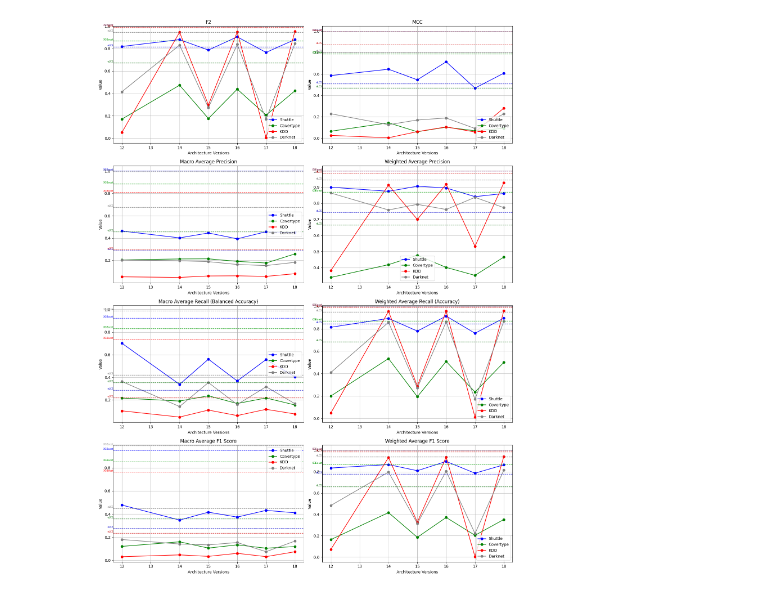
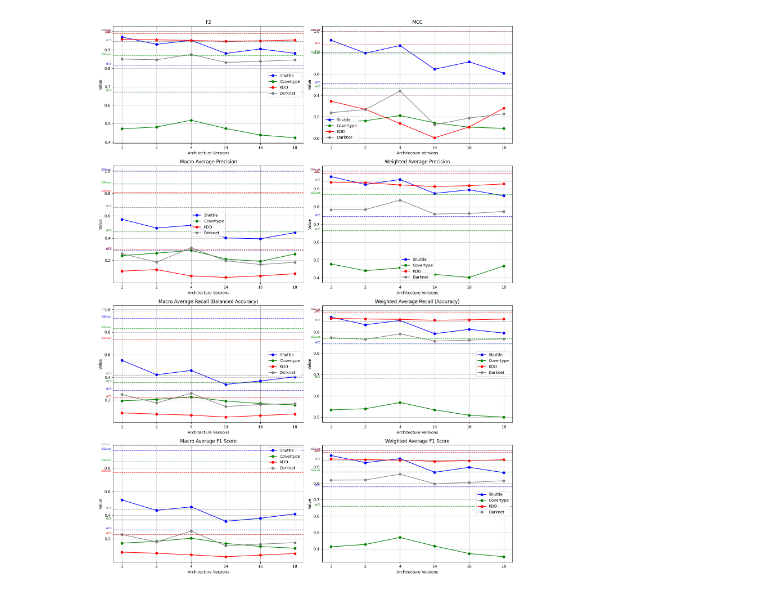
Before and after one commit to sharpenedkey/ma-neural-nets, a Jupyter notebook: _plots.ipynb, the cells around one changed output. Saved outputs shown, nothing was run; the diff lists cells and outputs as text; code cells hidden in the pictures.

```diff
--- a/_plots.ipynb
+++ b/_plots.ipynb
@@ -140,9 +140,8 @@ def adjust_brightness(color, factor):
     rgb = mcolors.to_rgb(color)
     return tuple(min(max(c * factor, 0), 1) for c in rgb)
 # %%
-selected_iterations = iterations
-
-#selected_iterations = [12, 14, 15, 16, 17, 18]
+#selected_iterations = iterations
+selected_iterations = [1, 2, 4, 14, 16, 18]
 # %%
 # List of metrics to plot
 metric_names = [
@@ -152,6 +151,8 @@ metric_names = [
     "Macro Average Recall (Balanced Accuracy)", "Weighted Average Recall (Accuracy)",
     "Macro Average F1 Score", "Weighted Average F1 Score"
 ]
+
+plot_iters = [str(i) for i in np.intersect1d(iterations, selected_iterations)]
 
 # Set up the figure and subplots
 fig, axes = plt.subplots(4, 2, figsize=(15, 20))
@@ -163,9 +164,8 @@ for i, metric in enumerate(metric_names):
         ax = axes[i]
         for dataset in datasets:
             # Plot the dataset's line
-            iters_on_plot = np.intersect1d(iterations, selected_iterations)
             metric_on_plot = [metrics[metric][dataset][i-1] for i in selected_iterations]
-            ax.plot(iters_on_plot, metric_on_plot, label=dataset, marker='o', color=dataset_colors[dataset])
+            ax.plot(plot_iters, metric_on_plot, label=dataset, marker='o', color=dataset_colors[dataset])
 
     # Add horizontal dashed lines for XGBoost and eLCS
     if metric in comparison_values:
@@ -173,36 +173,36 @@ for i, metric in enumerate(metric_names):
         elcs_values = comparison_values[metric].get("eLCS", {})
 
         for dataset in datasets:
             # Dashed line for XGBoost
             if dataset in xgboost_values:
                 xgboost_value = xgboost_values[dataset]
                 dashed_color = adjust_brightness(dataset_colors[dataset], 1.2)  # Slightly brighter
                 ax.axhline(y=xgboost_value, color=dashed_color, linestyle='--', linewidth=1)
-                ax.text(selected_iterations[0] - 0.3, xgboost_value, 'XGBoost',
+                ax.text(int(plot_iters[0]) - 1.3, xgboost_value, 'XGBoost',
                         color=dashed_color, fontsize=6, va='bottom', ha='right')
 
             # Dashed line for eLCS
             if dataset in elcs_values:
                 elcs_value = elcs_values[dataset]
                 dashed_color = adjust_brightness(dataset_colors[dataset], 0.8)  # Slightly darker
                 ax.axhline(y=elcs_value, color=dashed_color, linestyle='--', linewidth=1)
-                ax.text(selected_iterations[0] - 0.3, elcs_value, 'eLCS',
+                ax.text(int(plot_iters[0]) - 1.3, elcs_value, 'eLCS',
                         color=dashed_color, fontsize=6, va='bottom', ha='right')
 
         ax.set_title(metric)
         ax.set_xlabel('Architecture Versions')
         ax.set_ylabel('Value')
         ax.legend()
         ax.grid(True)
     else:
         # If no data for a metric, skip its subplot
         axes[i].axis('off')
 
 # Adjust layout
 plt.tight_layout()
 plt.show()
 # %% [output]
-[figure, old version]
+[figure, new version]
 # %%
 # Calculate the Goodness Factor for each dataset and iteration
 # Ensure that all metrics are included in the average only if they have valid data
```
Also changed, not shown: parts of 2 cells of this notebook, 4 other files.
